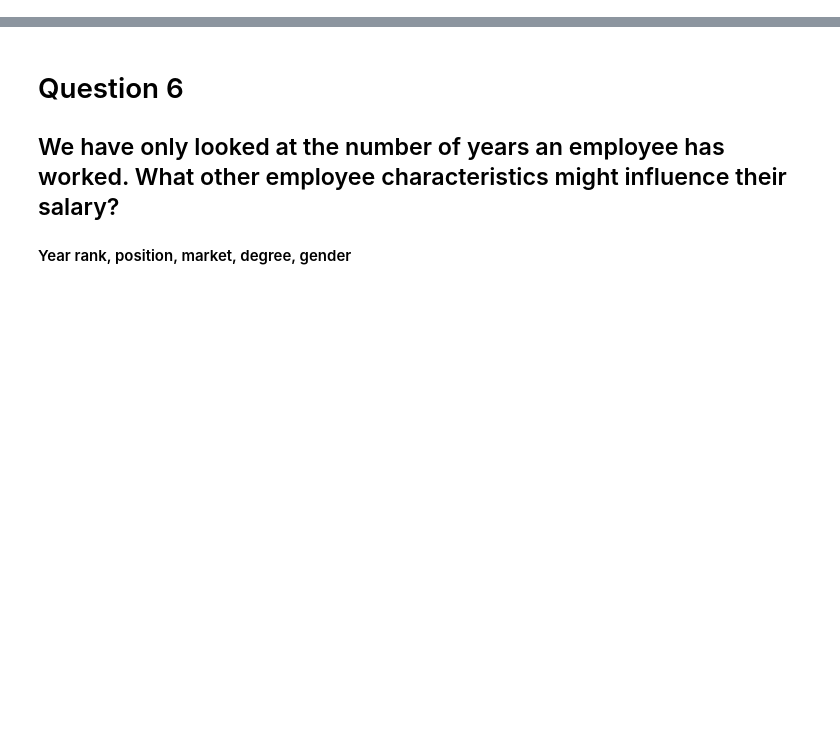
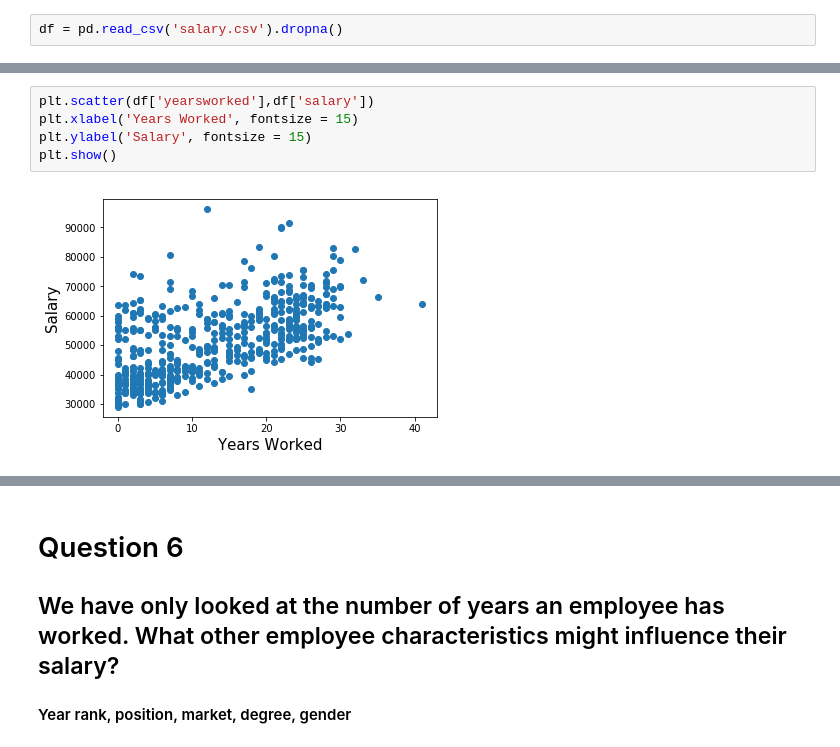
Before and after one commit to Ibby19/salaries_regression, a Jupyter notebook: salaries_regression.ipynb, the cells around one changed output, grey strips where cells are left out. Cells and saved outputs as stored; diff of their text form; blank space fills up the shorter version.

```diff
--- a/salaries_regression.ipynb
+++ b/salaries_regression.ipynb
@@ -160,0 +10,2 @@ plt.show()
+# %%
+df = pd.read_csv('salary.csv').dropna()
@@ -160,0 +35,7 @@ plt.show()
+# %%
+plt.scatter(df['yearsworked'],df['salary'])
+plt.xlabel('Years Worked', fontsize = 15)
+plt.ylabel('Salary', fontsize = 15)
+plt.show()
+# %% [output]
+[figure, added]
```
Also changed, not shown: parts of 58 cells of this notebook.
